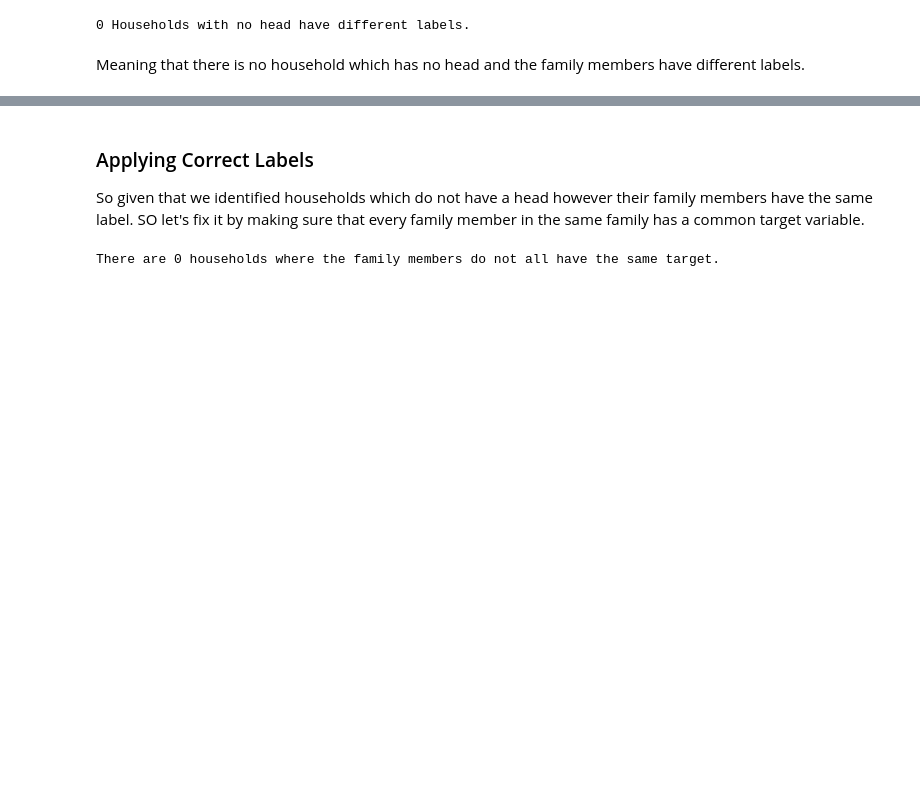
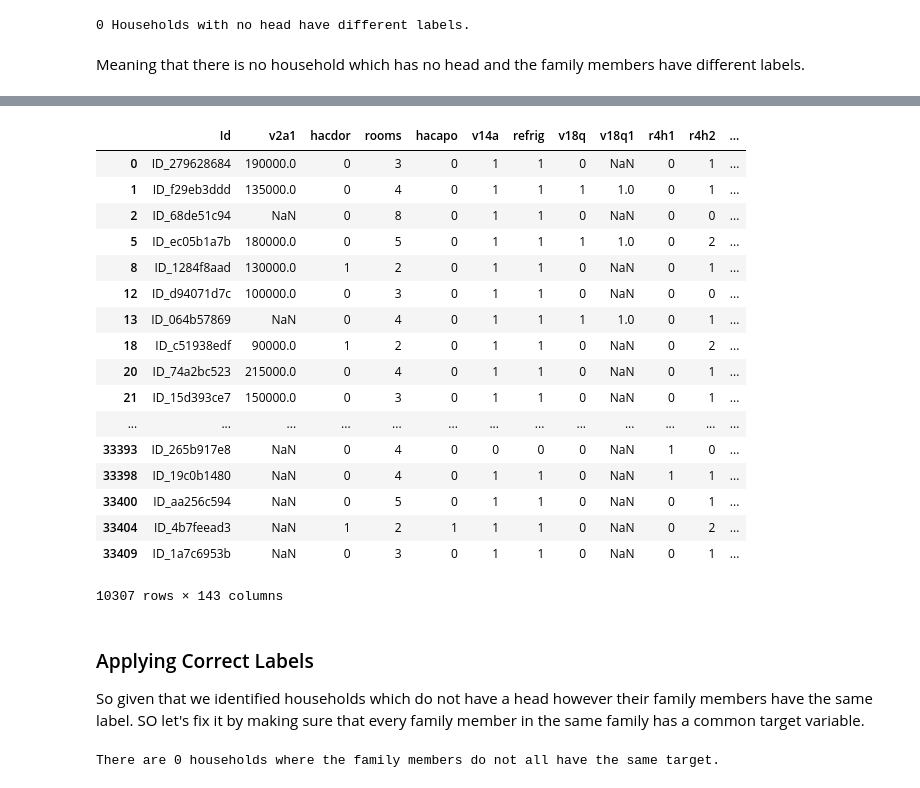
Before and after one commit to sudhamstarun/Costa-Rican-Household-Poverty-Level-Prediction, a Jupyter notebook: Machine Learning Modelling.ipynb, the cells around one changed output, grey strips where cells are left out. Drawn from its saved outputs; the diff is of its cells as text; code cells hidden in the pictures; blank space fills up the shorter version.

```diff
--- a/Machine Learning Modelling.ipynb
+++ b/Machine Learning Modelling.ipynb
@@ -127,3 +160,32 @@ Meaning that there is no household which has no head and the family members have
+# %%
+# Heads of household
+heads = data.loc[data['parentesco1'] == 1].copy()
+
+# Labels for training
+train_labels = data.loc[(data['Target'].notnull()) & (data['parentesco1'] == 1), ['Target', 'idhogar']]
+
+# Value counts of target
+label_counts = train_labels['Target'].value_counts().sort_index()
+heads
+# %% [output]
+|  | Id | v2a1 | hacdor | rooms | hacapo | v14a | refrig | v18q | v18q1 | r4h1 | r4h2 | ... |
+| 0 | ID_279628684 | 190000.0 | 0 | 3 | 0 | 1 | 1 | 0 | NaN | 0 | 1 | ... |
+| 1 | ID_f29eb3ddd | 135000.0 | 0 | 4 | 0 | 1 | 1 | 1 | 1.0 | 0 | 1 | ... |
+| 2 | ID_68de51c94 | NaN | 0 | 8 | 0 | 1 | 1 | 0 | NaN | 0 | 0 | ... |
+| 5 | ID_ec05b1a7b | 180000.0 | 0 | 5 | 0 | 1 | 1 | 1 | 1.0 | 0 | 2 | ... |
+| 8 | ID_1284f8aad | 130000.0 | 1 | 2 | 0 | 1 | 1 | 0 | NaN | 0 | 1 | ... |
+| 12 | ID_d94071d7c | 100000.0 | 0 | 3 | 0 | 1 | 1 | 0 | NaN | 0 | 0 | ... |
+| 13 | ID_064b57869 | NaN | 0 | 4 | 0 | 1 | 1 | 1 | 1.0 | 0 | 1 | ... |
+| 18 | ID_c51938edf | 90000.0 | 1 | 2 | 0 | 1 | 1 | 0 | NaN | 0 | 2 | ... |
+| 20 | ID_74a2bc523 | 215000.0 | 0 | 4 | 0 | 1 | 1 | 0 | NaN | 0 | 1 | ... |
+| 21 | ID_15d393ce7 | 150000.0 | 0 | 3 | 0 | 1 | 1 | 0 | NaN | 0 | 1 | ... |
+| ... | ... | ... | ... | ... | ... | ... | ... | ... | ... | ... | ... | ... |
+| 33393 | ID_265b917e8 | NaN | 0 | 4 | 0 | 0 | 0 | 0 | NaN | 1 | 0 | ... |
+| 33398 | ID_19c0b1480 | NaN | 0 | 4 | 0 | 1 | 1 | 0 | NaN | 1 | 1 | ... |
+| 33400 | ID_aa256c594 | NaN | 0 | 5 | 0 | 1 | 1 | 0 | NaN | 0 | 1 | ... |
+| 33404 | ID_4b7feead3 | NaN | 1 | 2 | 1 | 1 | 1 | 0 | NaN | 0 | 2 | ... |
+| 33409 | ID_1a7c6953b | NaN | 0 | 3 | 0 | 1 | 1 | 0 | NaN | 0 | 1 | ... |
+10307 rows × 143 columns
 # %% [markdown]
 ### Applying Correct Labels
 
```
Also changed, not shown: parts of 9 cells of this notebook.
